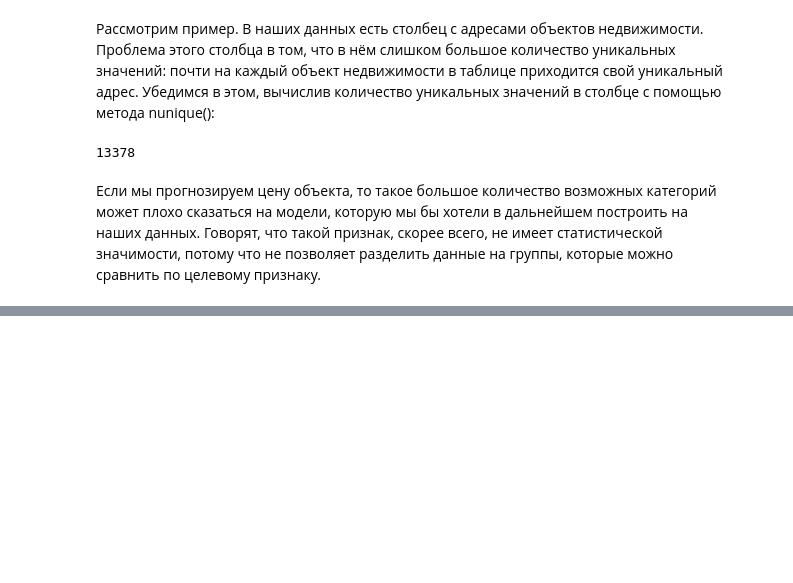
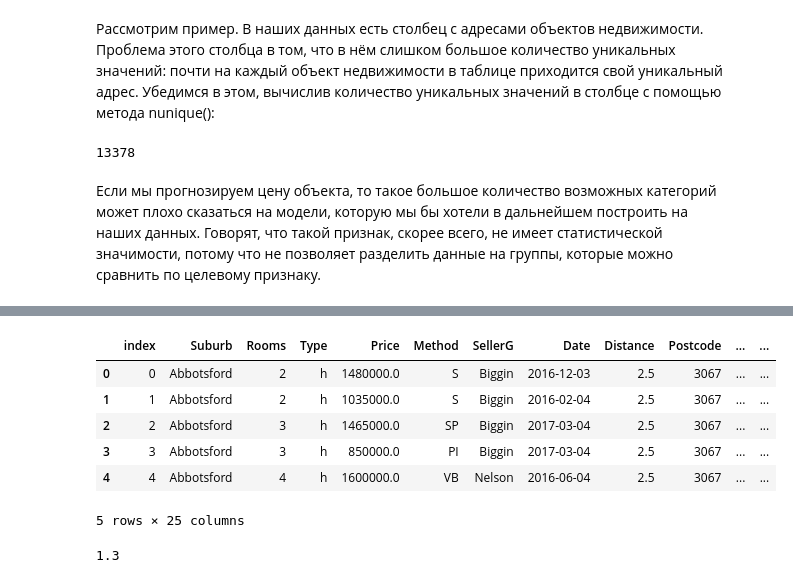
Before and after one commit to Djjjjjjd/skillFactory, a Jupyter notebook: skillFactory/feature_engineering/sothdanie_and_preobrothovanie_stolbcov.ipynb, the cells around one changed output, grey strips where cells are left out. Cells and saved outputs as stored; diff of their text form; code cells hidden in the pictures; blank space fills up the shorter version.

```diff
--- a/skillFactory/feature_engineering/sothdanie_and_preobrothovanie_stolbcov.ipynb
+++ b/skillFactory/feature_engineering/sothdanie_and_preobrothovanie_stolbcov.ipynb
@@ -21,0 +109,15 @@ def get_street_type(melb_df):
+# %%
+display(melb_df['StreetType'])
+
+def street_types_df(address):
+   if address == 'Avenue':
+      return 'Av'
+   elif address == 'Boulevard':
+      return 'Bvd'
+   elif address == 'Parade':
+      return 'Pde'
+   else:
+      return address
+
+melb_df['StreetType'] = melb_df['StreetType'].apply(street_types_df)
+display(melb_df['StreetType'].value_counts().index)
@@ -21,0 +145,15 @@ def get_street_type(melb_df):
+# %%
+melb_df['Date'] = pd.to_datetime(melb_df['Date'], dayfirst=True)
+melb_df['DayOfWeek'] = melb_df['Date'].dt.dayofweek
+
+def get_weekend(weekday):
+   weekend_days = [5,6]
+   if weekday in weekend_days:
+      return 1
+   else:
+      return 0
+
+melb_df['DayOfWeek'] = melb_df['DayOfWeek'].apply(get_weekend)
+
+price_of_weekend = melb_df[melb_df['DayOfWeek'] == 1]['Price']
+display(round(price_of_weekend.mean()))
@@ -21,0 +168,22 @@ def get_street_type(melb_df):
+# %%
+display(melb_df.head())
+
+def sort_top_sellers(sellers):
+   top_sellers = melb_df['SellerG'].value_counts().nlargest(49).index
+   if sellers in top_sellers:
+      return sellers
+   else:
+      return 'other'
+
+melb_df['TopSellers'] = melb_df['SellerG'].apply(sort_top_sellers)
+result = melb_df[melb_df['TopSellers'] == 'Nelson']['Price'].min() / melb_df[melb_df['TopSellers'] == 'other']['Price'].min()
+print(round(result,1))
+# %% [output]
+|  | index | Suburb | Rooms | Type | Price | Method | SellerG | Date | Distance | Postcode | ... | ... |
+| 0 | 0 | Abbotsford | 2 | h | 1480000.0 | S | Biggin | 2016-12-03 | 2.5 | 3067 | ... | ... |
+| 1 | 1 | Abbotsford | 2 | h | 1035000.0 | S | Biggin | 2016-02-04 | 2.5 | 3067 | ... | ... |
+| 2 | 2 | Abbotsford | 3 | h | 1465000.0 | SP | Biggin | 2017-03-04 | 2.5 | 3067 | ... | ... |
+| 3 | 3 | Abbotsford | 3 | h | 850000.0 | PI | Biggin | 2017-03-04 | 2.5 | 3067 | ... | ... |
+| 4 | 4 | Abbotsford | 4 | h | 1600000.0 | VB | Nelson | 2016-06-04 | 2.5 | 3067 | ... | ... |
+5 rows × 25 columns
+1.3
```
Also changed, not shown: parts of 14 cells of this notebook, 2 other files.
